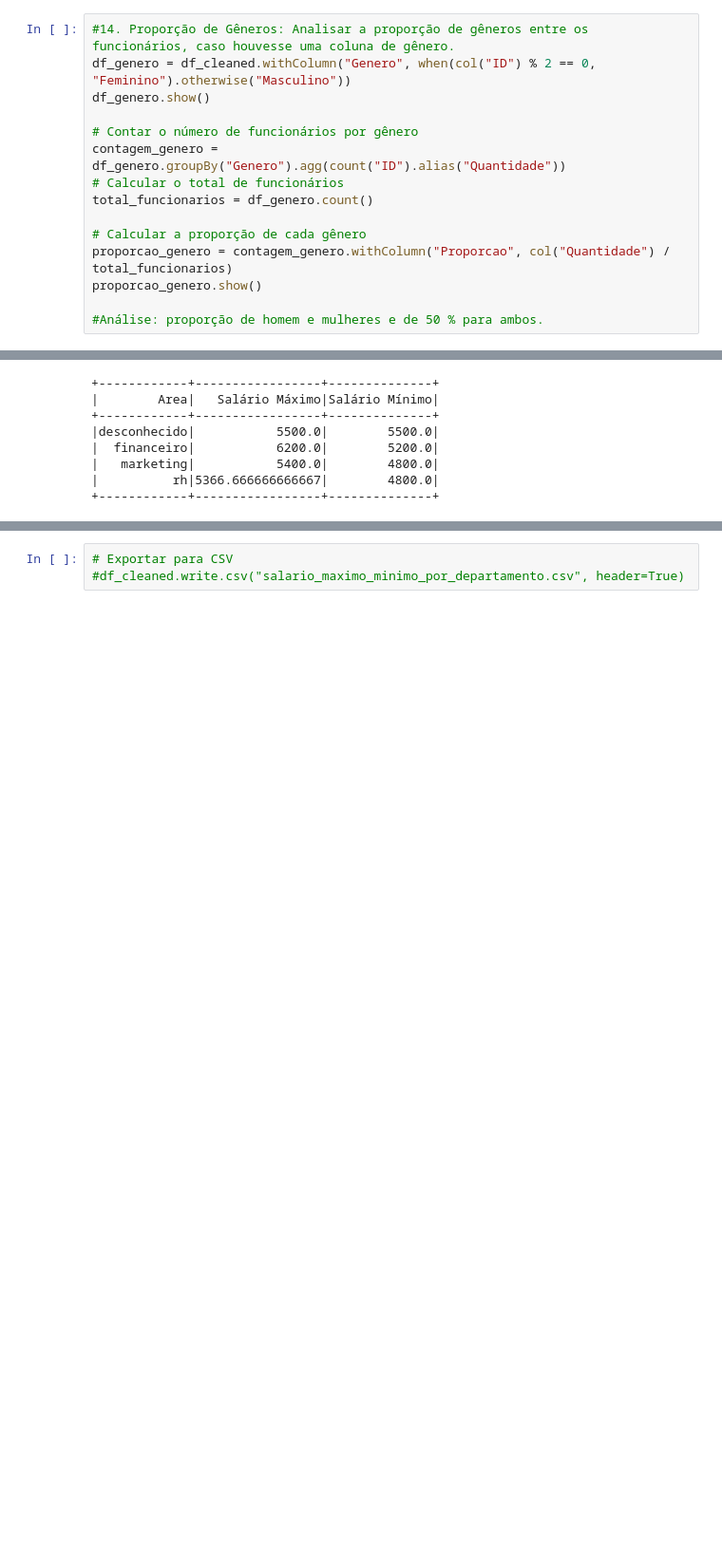
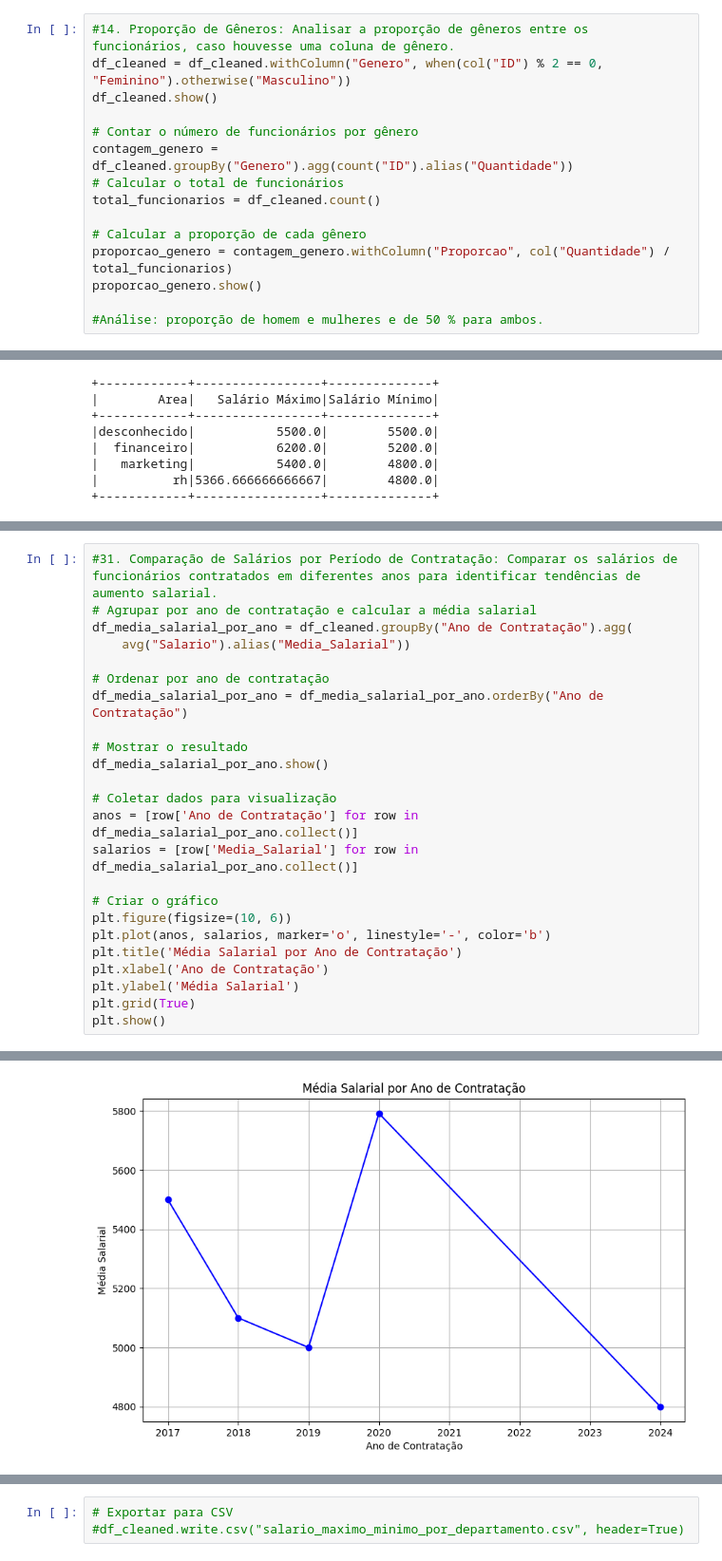
Before and after one commit to victoriawermelinger/SoulCode, a Jupyter notebook: Bootcamp - ANALISE DE DADOS/Atividade 04 (Cód)- PySpark.ipynb, the cells around one changed output, grey strips where cells are left out. Shown at 95% size. Saved outputs shown, nothing was run; the diff lists cells and outputs as text; blank space fills up the shorter version.

```diff
--- a/Bootcamp - ANALISE DE DADOS/Atividade 04 (Cód)- PySpark.ipynb
+++ b/Bootcamp - ANALISE DE DADOS/Atividade 04 (Cód)- PySpark.ipynb
@@ -673,13 +673,13 @@ df_stand.show()
 +------------+---+--------------+-----+-----------------+-------------------+-----------------+------+-----------------+----------------+------------------+-----------------+------------+------------- ...
 # %%
 #14. Proporção de Gêneros: Analisar a proporção de gêneros entre os funcionários, caso houvesse uma coluna de gênero.
-df_genero = df_cleaned.withColumn("Genero", when(col("ID") % 2 == 0, "Feminino").otherwise("Masculino"))
-df_genero.show()
+df_cleaned = df_cleaned.withColumn("Genero", when(col("ID") % 2 == 0, "Feminino").otherwise("Masculino"))
+df_cleaned.show()
 
 # Contar o número de funcionários por gênero
-contagem_genero = df_genero.groupBy("Genero").agg(count("ID").alias("Quantidade"))
+contagem_genero = df_cleaned.groupBy("Genero").agg(count("ID").alias("Quantidade"))
 # Calcular o total de funcionários
-total_funcionarios = df_genero.count()
+total_funcionarios = df_cleaned.count()
 
 # Calcular a proporção de cada gênero
 proporcao_genero = contagem_genero.withColumn("Proporcao", col("Quantidade") / total_funcionarios)
@@ -1037,0 +1209,25 @@ df_classificado.show()
+# %%
+#31. Comparação de Salários por Período de Contratação: Comparar os salários de funcionários contratados em diferentes anos para identificar tendências de aumento salarial.
+# Agrupar por ano de contratação e calcular a média salarial
+df_media_salarial_por_ano = df_cleaned.groupBy("Ano de Contratação").agg(
+    avg("Salario").alias("Media_Salarial"))
+
+# Ordenar por ano de contratação
+df_media_salarial_por_ano = df_media_salarial_por_ano.orderBy("Ano de Contratação")
+
+# Mostrar o resultado
+df_media_salarial_por_ano.show()
+
+# Coletar dados para visualização
+anos = [row['Ano de Contratação'] for row in df_media_salarial_por_ano.collect()]
+salarios = [row['Media_Salarial'] for row in df_media_salarial_por_ano.collect()]
+
+# Criar o gráfico
+plt.figure(figsize=(10, 6))
+plt.plot(anos, salarios, marker='o', linestyle='-', color='b')
+plt.title('Média Salarial por Ano de Contratação')
+plt.xlabel('Ano de Contratação')
+plt.ylabel('Média Salarial')
+plt.grid(True)
+plt.show()
+# %% [output]
@@ -1037,0 +1243 @@ df_classificado.show()
+[figure, added]
```
Also changed, not shown: parts of 39 cells of this notebook.
